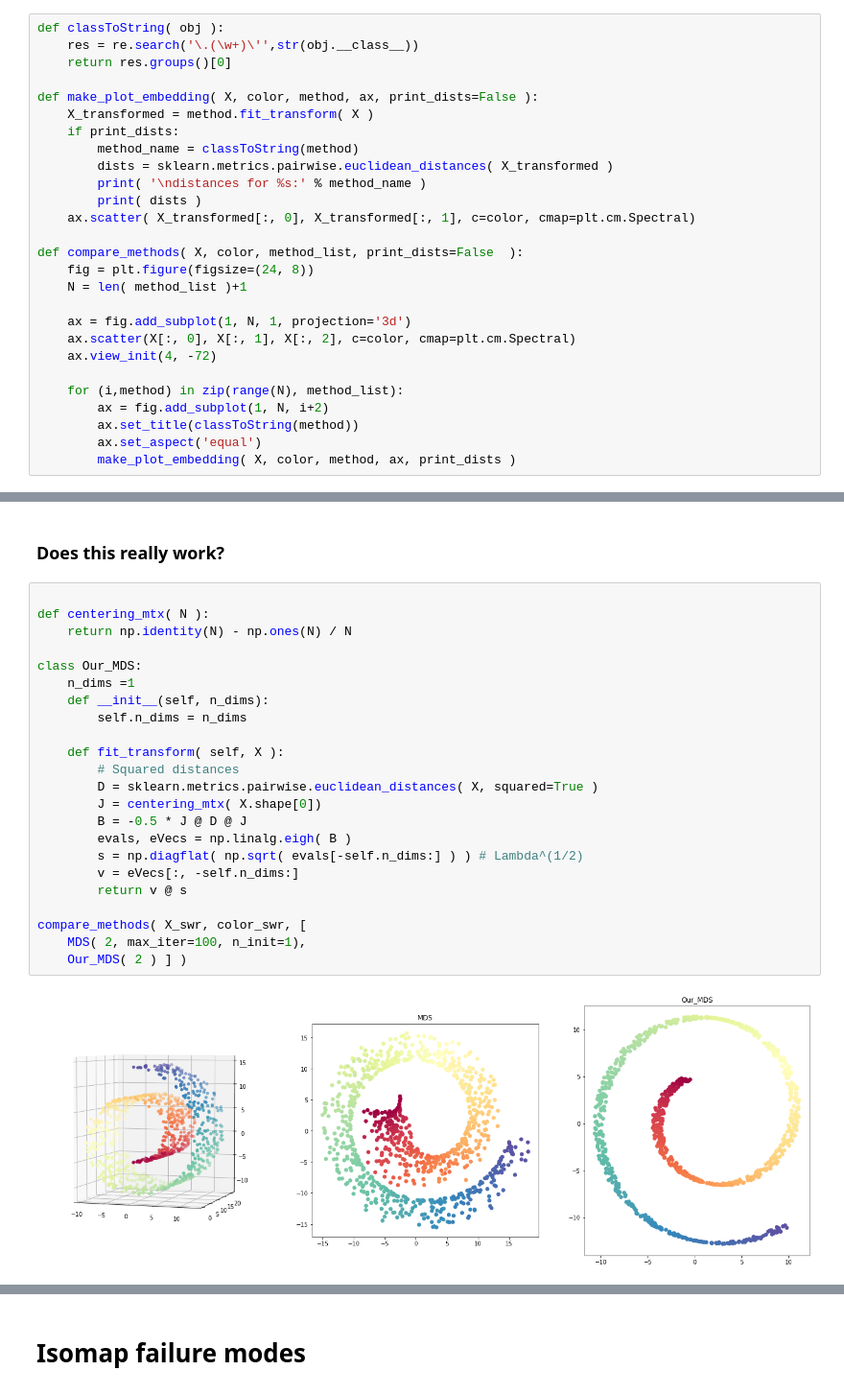
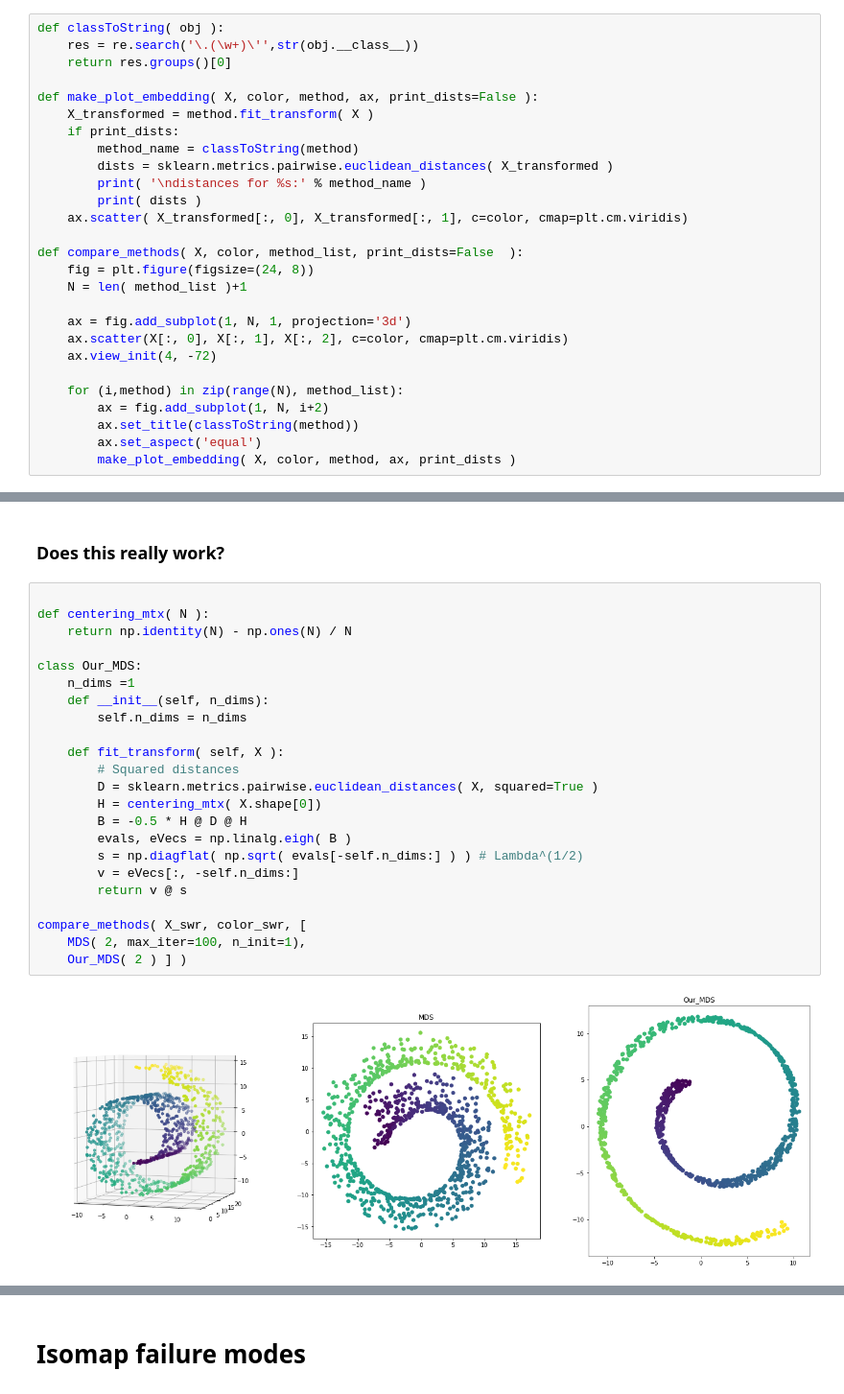
Before and after one commit to JaneliaMLCourse/DataAnalysisJC, a Jupyter notebook: isomap/isomap.ipynb, the cells around one changed output, grey strips where cells are left out. Shown at 96% size. Saved outputs shown, nothing was run; the diff lists cells and outputs as text.

```diff
--- a/isomap/isomap.ipynb
+++ b/isomap/isomap.ipynb
@@ -34,14 +34,14 @@ def make_plot_embedding( X, color, method, ax, print_dists=False ):
         dists = sklearn.metrics.pairwise.euclidean_distances( X_transformed )
         print( '\ndistances for %s:' % method_name )
         print( dists )
-    ax.scatter( X_transformed[:, 0], X_transformed[:, 1], c=color, cmap=plt.cm.Spectral)
+    ax.scatter( X_transformed[:, 0], X_transformed[:, 1], c=color, cmap=plt.cm.viridis)
 
 def compare_methods( X, color, method_list, print_dists=False  ):
     fig = plt.figure(figsize=(24, 8))
     N = len( method_list )+1
 
     ax = fig.add_subplot(1, N, 1, projection='3d')
-    ax.scatter(X[:, 0], X[:, 1], X[:, 2], c=color, cmap=plt.cm.Spectral)
+    ax.scatter(X[:, 0], X[:, 1], X[:, 2], c=color, cmap=plt.cm.viridis)
     ax.view_init(4, -72)
 
     for (i,method) in zip(range(N), method_list):
@@ -184,28 +182,28 @@ Conclusion, for a fixed $\bar{y}$, we get a similarity measure $b_ij$ for every
 # %%
 
 def centering_mtx( N ):
     return np.identity(N) - np.ones(N) / N
 
 class Our_MDS:
     n_dims =1
     def __init__(self, n_dims):
         self.n_dims = n_dims
 
     def fit_transform( self, X ):
         # Squared distances
         D = sklearn.metrics.pairwise.euclidean_distances( X, squared=True )
-        J = centering_mtx( X.shape[0])
-        B = -0.5 * J @ D @ J
+        H = centering_mtx( X.shape[0])
+        B = -0.5 * H @ D @ H
         evals, eVecs = np.linalg.eigh( B )
         s = np.diagflat( np.sqrt( evals[-self.n_dims:] ) ) # Lambda^(1/2)
         v = eVecs[:, -self.n_dims:]
         return v @ s
 
 compare_methods( X_swr, color_swr, [
     MDS( 2, max_iter=100, n_init=1),
     Our_MDS( 2 ) ] )
 # %% [output]
-[figure, old version]
+[figure, new version]
 # %% [markdown]
 ## References
 
```
Also changed, not shown: parts of 17 cells of this notebook, 1 other file.
